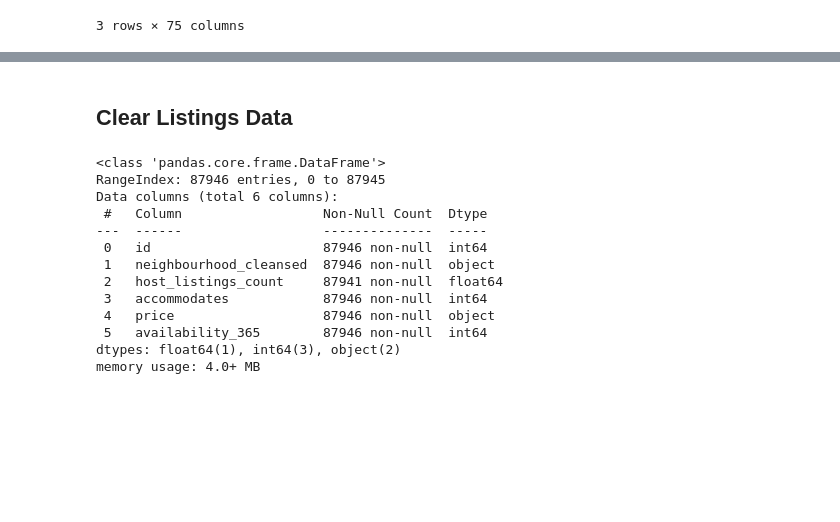
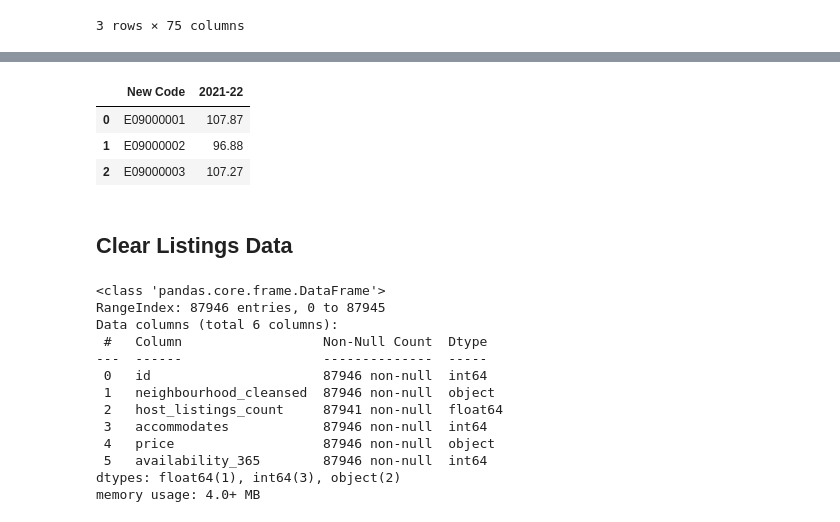
Before and after one commit to parorrr/fsds_group-work, a Jupyter notebook: data_clear(20231213).ipynb, the cells around one changed output, grey strips where cells are left out. Cells and saved outputs as stored; diff of their text form; code cells hidden in the pictures; blank space fills up the shorter version.

```diff
--- a/data_clear(20231213).ipynb
+++ b/data_clear(20231213).ipynb
@@ -130,3 +142,11 @@ listings.head(3)
+# %%
+rent1 = rent[['New Code', '2021-22']]
+rent1.head(3)
+# %% [output]
+|  | New Code | 2021-22 |
+| 0 | E09000001 | 107.87 |
+| 1 | E09000002 | 96.88 |
+| 2 | E09000003 | 107.27 |
 # %% [markdown]
 ## Clear Listings Data
 # %%
```
Also changed, not shown: parts of 7 cells of this notebook.
